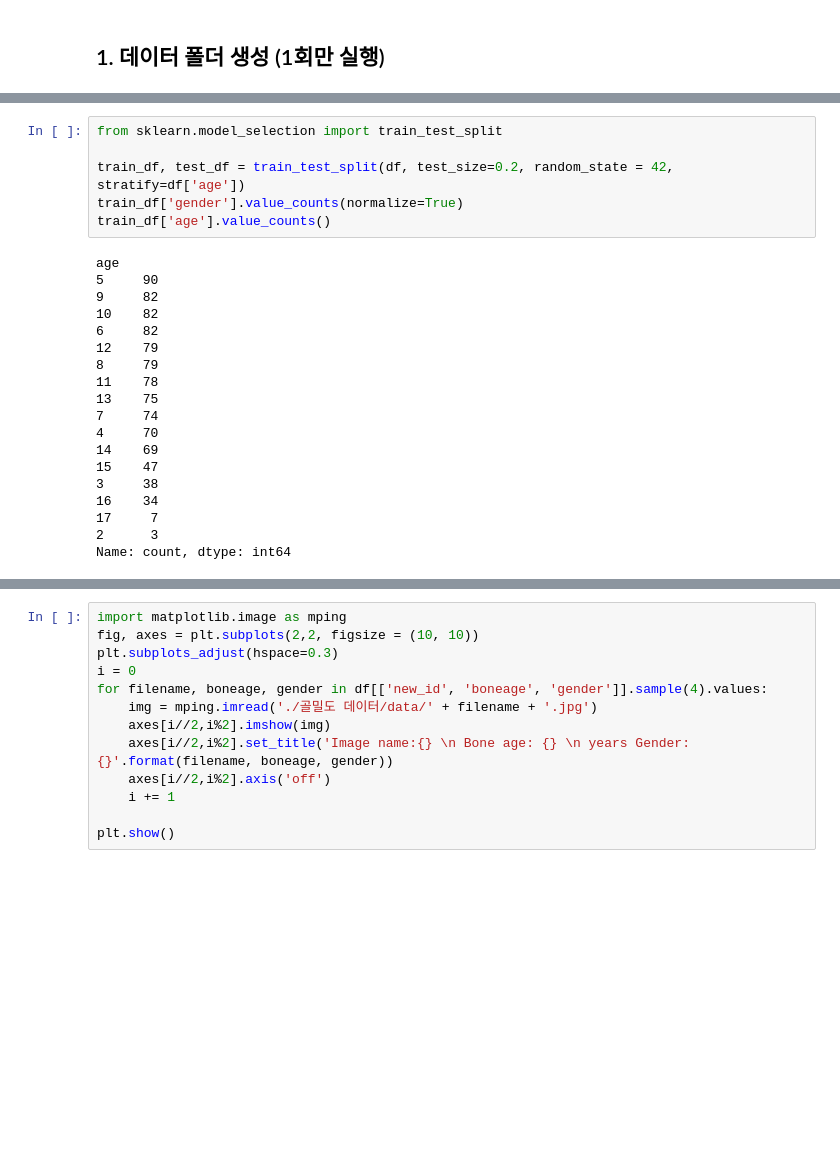
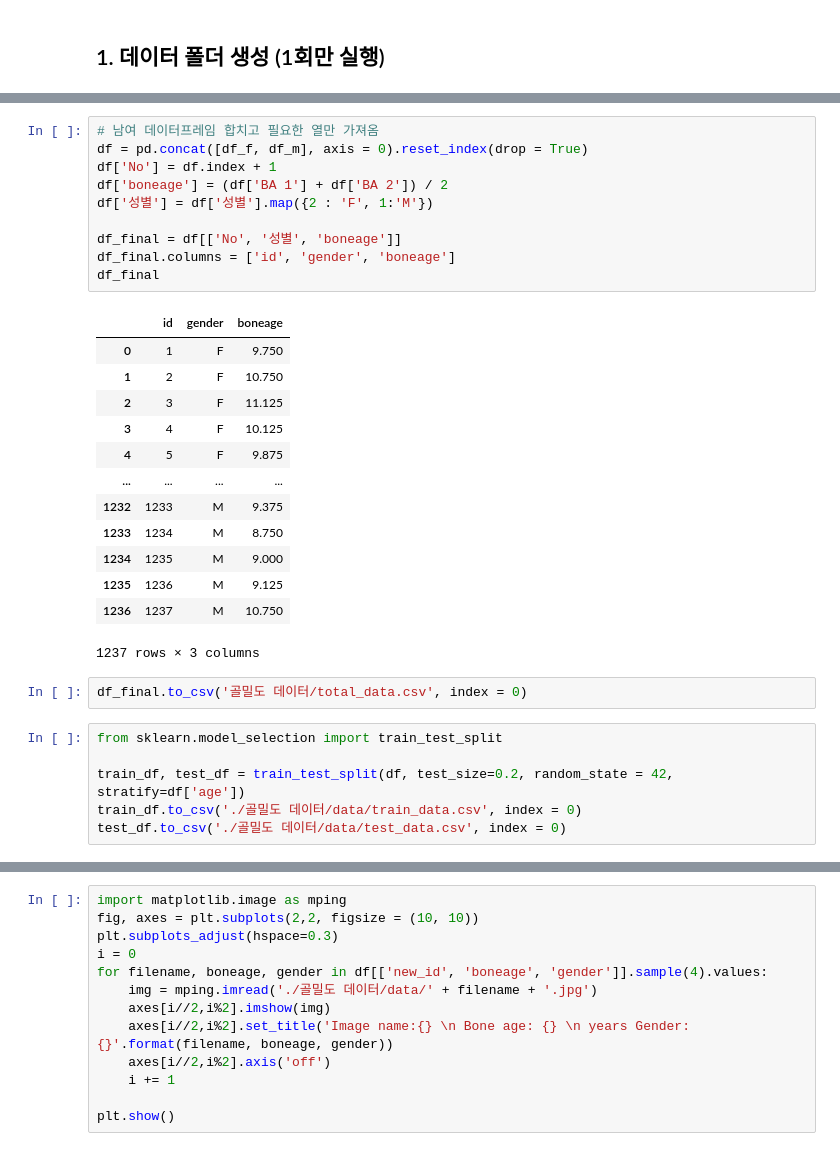
Before and after one commit to Junoflows/BoneAge_Project, a Jupyter notebook: practice.ipynb, the cells around one changed output, grey strips where cells are left out. Saved outputs shown, nothing was run; the diff lists cells and outputs as text; blank space fills up the shorter version.

```diff
--- a/practice.ipynb
+++ b/practice.ipynb
@@ -52,25 +103,32 @@ df.to_csv('./골밀도 데이터/data/clin_info.csv', index = 0)
+# %%
+# 남여 데이터프레임 합치고 필요한 열만 가져옴
+df = pd.concat([df_f, df_m], axis = 0).reset_index(drop = True)
+df['No'] = df.index + 1
+df['boneage'] = (df['BA 1'] + df['BA 2']) / 2
+df['성별'] = df['성별'].map({2 : 'F', 1:'M'})
+
+df_final = df[['No', '성별', 'boneage']]
+df_final.columns = ['id', 'gender', 'boneage']
+df_final
+# %% [output]
+|  | id | gender | boneage |
+| 0 | 1 | F | 9.750 |
+| 1 | 2 | F | 10.750 |
+| 2 | 3 | F | 11.125 |
+| 3 | 4 | F | 10.125 |
+| 4 | 5 | F | 9.875 |
+| ... | ... | ... | ... |
+| 1232 | 1233 | M | 9.375 |
+| 1233 | 1234 | M | 8.750 |
+| 1234 | 1235 | M | 9.000 |
+| 1235 | 1236 | M | 9.125 |
+| 1236 | 1237 | M | 10.750 |
+1237 rows × 3 columns
+# %%
+df_final.to_csv('골밀도 데이터/total_data.csv', index = 0)
 # %%
 from sklearn.model_selection import train_test_split
 
 train_df, test_df = train_test_split(df, test_size=0.2, random_state = 42, stratify=df['age'])
-train_df['gender'].value_counts(normalize=True)
-train_df['age'].value_counts()
+train_df.to_csv('./골밀도 데이터/data/train_data.csv', index = 0)
+test_df.to_csv('./골밀도 데이터/data/test_data.csv', index = 0)
-# %% [output]
-age
-5     90
-9     82
-10    82
-6     82
-12    79
-8     79
-11    78
-13    75
-7     74
-4     70
-14    69
-15    47
-3     38
-16    34
-17     7
-2      3
-Name: count, dtype: int64
```
Also changed, not shown: parts of 10 cells of this notebook, 1 other file.
